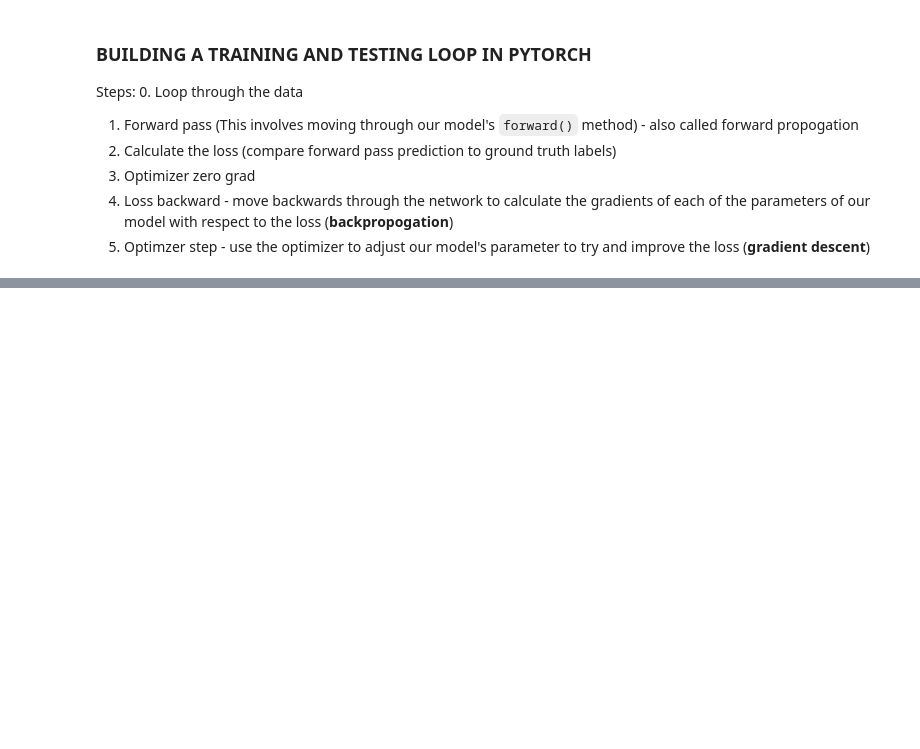
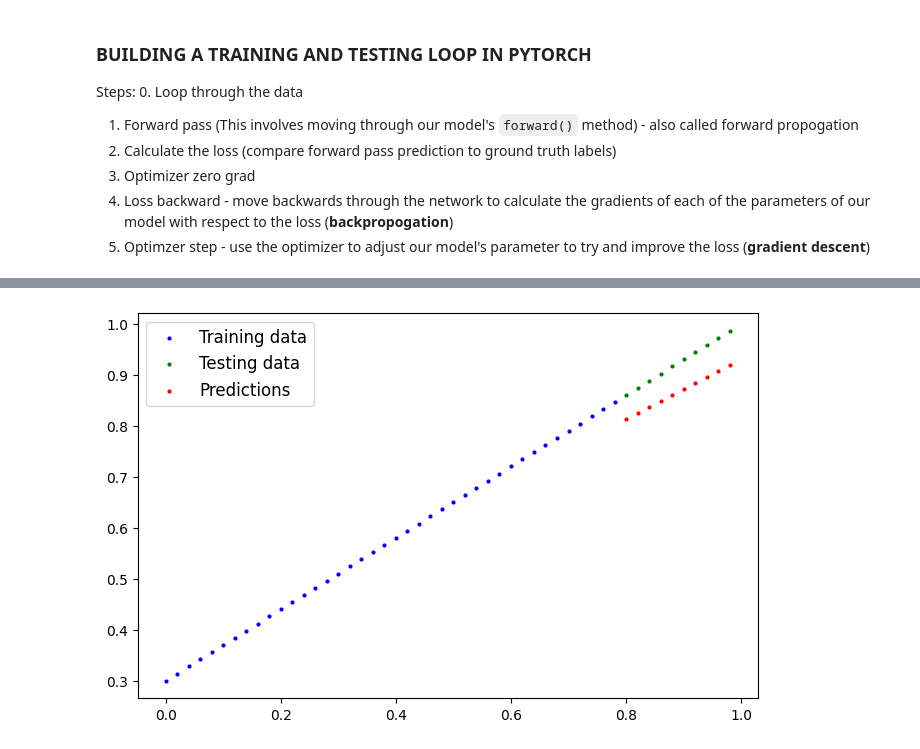
Before and after one commit to Yughie/Mastering-Machine-Learning, a Jupyter notebook: 01_pytorch_workflow.ipynb, the cells around one changed output, grey strips where cells are left out. Cells and saved outputs as stored; diff of their text form; code cells hidden in the pictures; blank space fills up the shorter version.

Commit message:
Testing model update

```diff
--- a/01_pytorch_workflow.ipynb
+++ b/01_pytorch_workflow.ipynb
@@ -272,13 +272,49 @@ Steps:
 4. Loss backward - move backwards through the network to calculate the gradients of each of the parameters of our model with respect to the loss (**backpropogation**)
 5. Optimzer step - use the optimizer to adjust our model's parameter to try and improve the loss (**gradient descent**)
 # %%
+torch.manual_seed(42)
 # epochs
-epochs = 1
+epochs = 100
 # an epoch is one loop through the data...
 
-# Step 0.
+### TRAINING
+
+# Step 0: Loop through the data
 for epoch in range(epochs):
   # set the model to training mode
   model_0.train() #Train mode in Py Torch set all parameters that require gradients that require gradients
 
+  # Step 1: Forward pass
+  y_preds = model_0(X_train)
+
+  # Step 2: Calculate the loss
+  loss = loss_fn(y_preds, y_train)
+
+  # Step 3: Optimizer zero grad
+  optimizer.zero_grad()
+
+  # Step 4: Loss backward
+  loss.backward()
+
+  # Step 5: Optimizer step
+  optimizer.step()
+
+
+
+  ### TESTING
   model_0.eval() # turn off gradient tracking
+
+  with torch.inference_mode():
+    #Step 1. Do the forward pass
+    test_preds = model_0(X_test)
+
+    #Step 2. Calculate the loss
+    test_loss = loss_fn(test_preds, y_test)
+
+
+  # Print out what's happening
+  if epoch % 10 == 0:
+    print(f"Epoch: {epoch} | Loss: {loss} | Test Loss: {test_loss}")
+    # Print out model state_dic()
+
+  print(model_0.state_dict())
@@ -284,0 +352,7 @@ for epoch in range(epochs):
+# %%
+with torch.inference_mode():
+  y_preds_new = model_0(X_test)
+# %%
+plot_prediction(predictions=y_preds_new)
+# %% [output]
+[figure, added]
```
Also changed, not shown: parts of 2 cells of this notebook.
